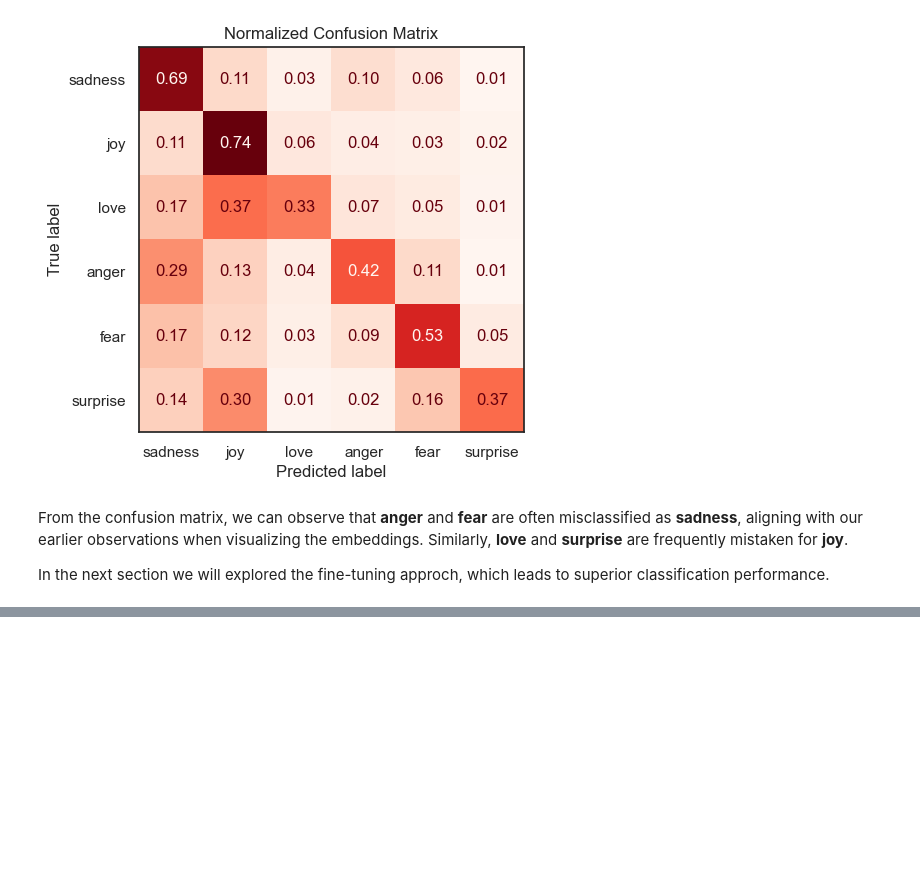
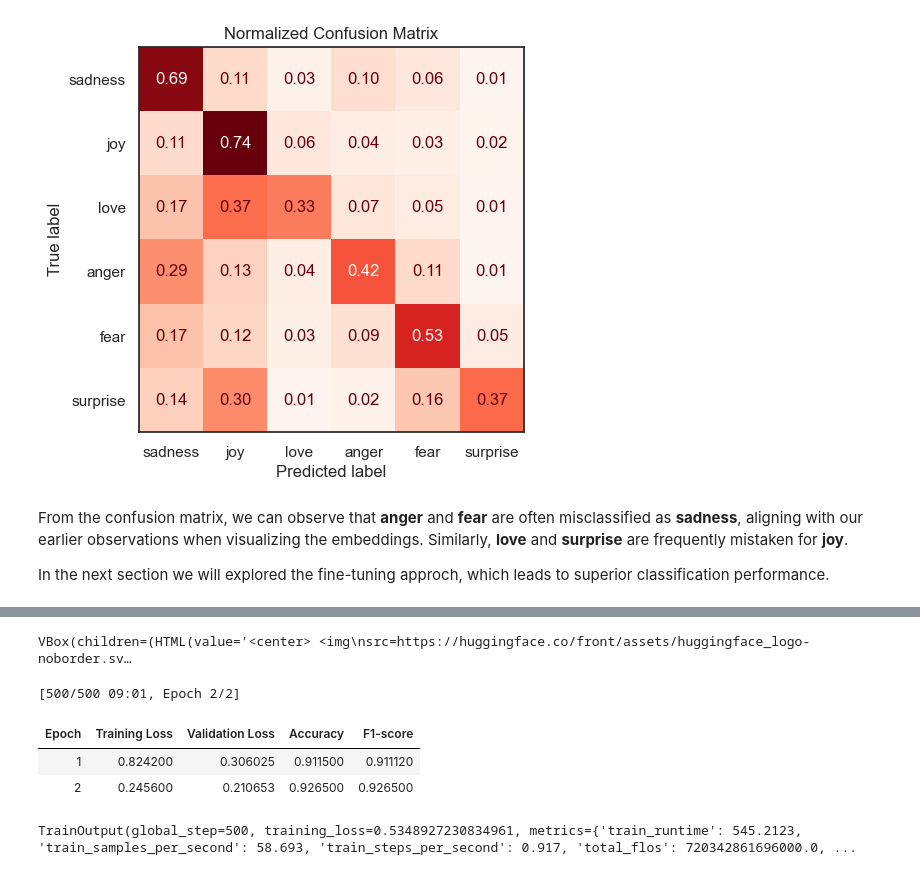
Before and after one commit to VictorFrancheto/large-language-models, a Jupyter notebook: DistilBERT.ipynb, the cells around one changed output, grey strips where cells are left out. Cells and saved outputs as stored; diff of their text form; code cells hidden in the pictures; blank space fills up the shorter version.

```diff
--- a/DistilBERT.ipynb
+++ b/DistilBERT.ipynb
@@ -686,0 +715,53 @@ In the next section we will explored the fine-tuning approch, which leads to sup
+# %%
+from huggingface_hub import notebook_login
+
+notebook_login()
+# %% [output]
+VBox(children=(HTML(value='<center> <img\nsrc=https://huggingface.co/front/assets/huggingface_logo-noborder.sv…
+# %%
+
+from transformers import Trainer, TrainingArguments
+
+# Define batch size
+batch_size = 64
+
+# Calculate logging steps based on the training dataset size
+logging_steps = len(emotions_encoded["train"]) // batch_size
+
+# Set model name for saving
+model_name = f"{model_ckpt}-finetuned-emotion"
+
+# Define training arguments
+training_args = TrainingArguments(
+    output_dir=model_name,                  # Directory to save model artifacts
+    num_train_epochs=2,                     # Number of training epochs
+    learning_rate=2e-5,                     # Learning rate
+    per_device_train_batch_size=batch_size, # Batch size for training
+    per_device_eval_batch_size=batch_size,  # Batch size for evaluation
+    weight_decay=0.01,                      # Weight decay for regularization
+    evaluation_strategy="epoch",            # Evaluation strategy
+    disable_tqdm=False,                     # Disable tqdm progress bar
+    logging_steps=logging_steps,            # Steps between logging
+    push_to_hub=True,                       # Push the model to the Hugging Face Hub
+    log_level="error"                       # Log level
+)
+# %%
+from transformers import Trainer
+
+trainer = Trainer(
+    model=model,  # Modelo a ser treinado
+    args=training_args,  # Argumentos de treinamento
+    compute_metrics=compute_metrics,  # Função de cálculo de métricas
+    train_dataset=emotions_encoded["train"],  # Conjunto de dados de treino
+    eval_dataset=emotions_encoded["validation"],  # Conjunto de dados de validação
+    tokenizer=tokenizer  # Tokenizador associado ao modelo
+)
+
+# Iniciar o treinamento
+trainer.train()
+# %% [output]
+[500/500 09:01, Epoch 2/2]
+| Epoch | Training Loss | Validation Loss | Accuracy | F1-score |
+| 1 | 0.824200 | 0.306025 | 0.911500 | 0.911120 |
+| 2 | 0.245600 | 0.210653 | 0.926500 | 0.926500 |
+TrainOutput(global_step=500, training_loss=0.5348927230834961, metrics={'train_runtime': 545.2123, 'train_samples_per_second': 58.693, 'train_steps_per_second': 0.917, 'total_flos': 720342861696000.0, ...
```
Also changed, not shown: parts of 20 cells of this notebook.
